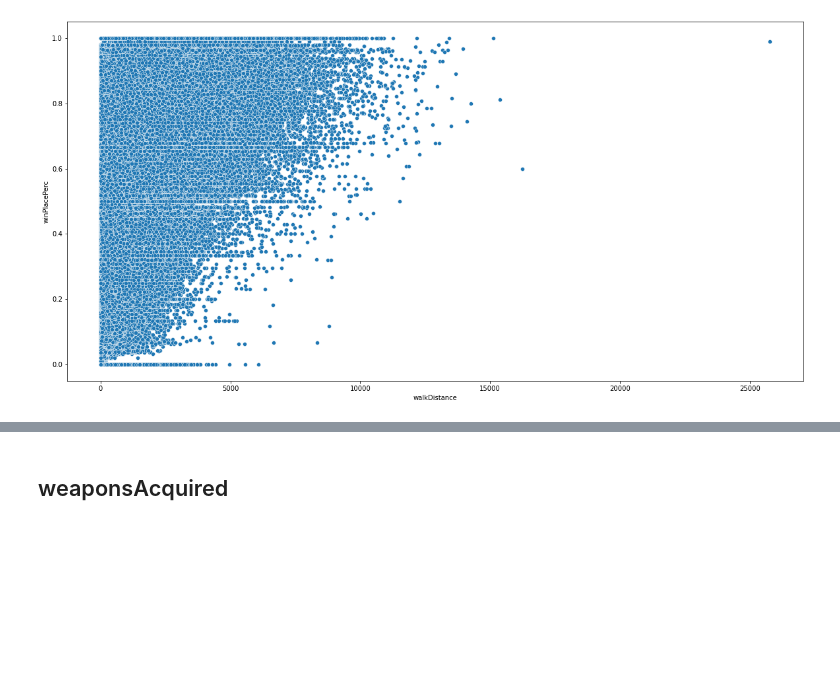
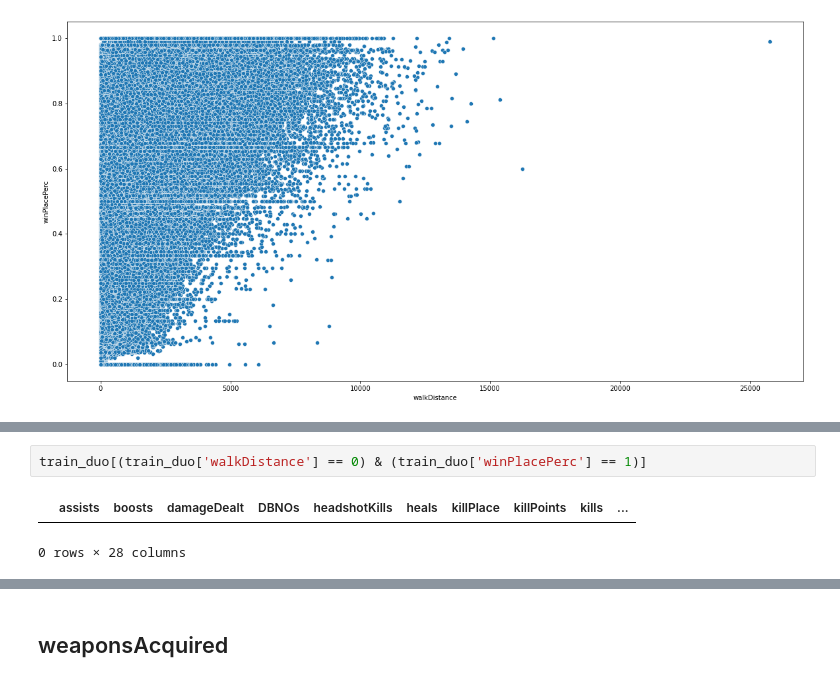
Before and after one commit to gitae0130/mini_project, a Jupyter notebook: project.ipynb, the cells around one changed output, grey strips where cells are left out. Saved outputs shown, nothing was run; the diff lists cells and outputs as text; blank space fills up the shorter version.

```diff
--- a/project.ipynb
+++ b/project.ipynb
@@ -268,0 +292,5 @@ sns.scatterplot(x="walkDistance", y="winPlacePerc", data=train_copy)
+# %%
+train_duo[(train_duo['walkDistance'] == 0) & (train_duo['winPlacePerc'] == 1)]
+# %% [output]
+|  | assists | boosts | damageDealt | DBNOs | headshotKills | heals | killPlace | killPoints | kills | ... |
+0 rows × 28 columns
```
Also changed, not shown: parts of 20 cells of this notebook.
